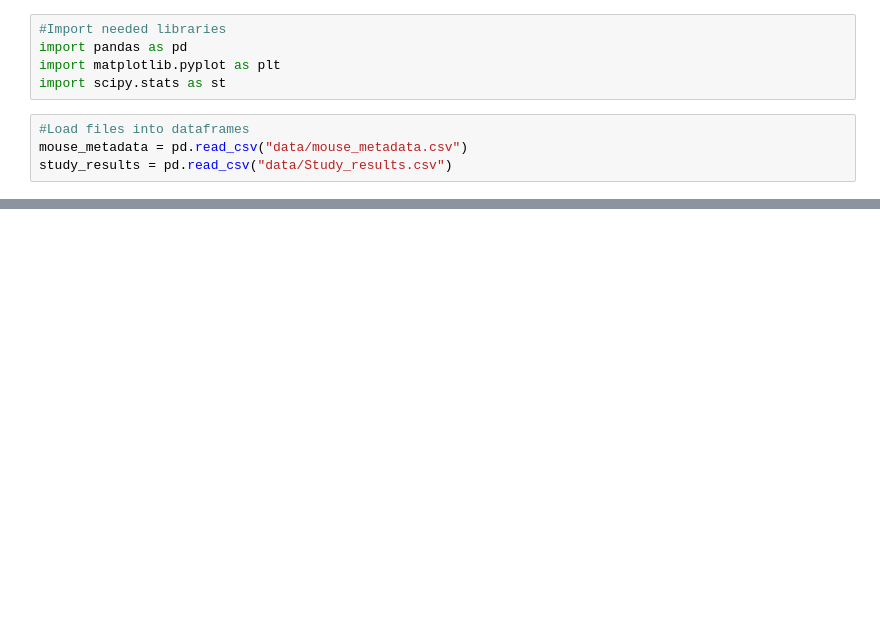
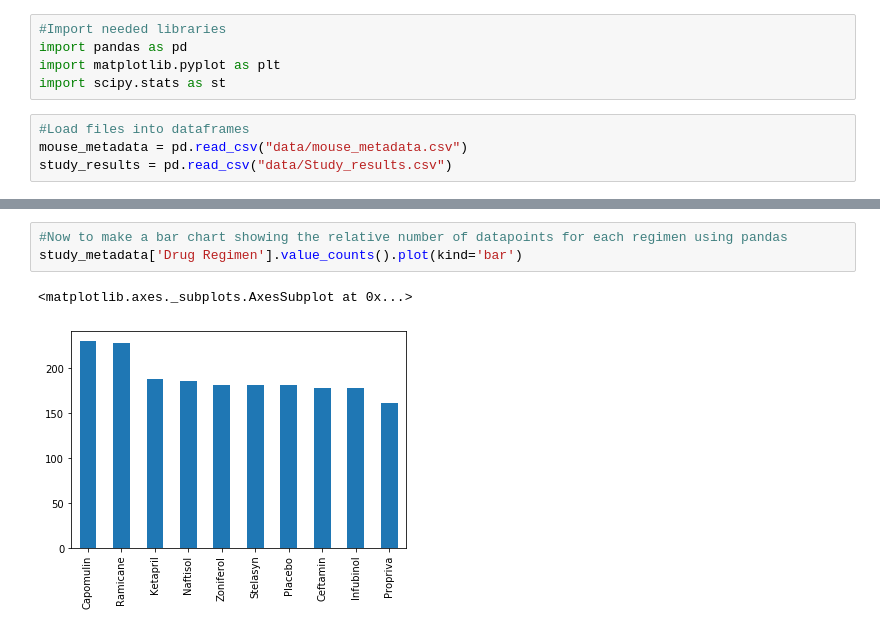
Before and after one commit to wonderbug2020/matplotlib-challenge, a Jupyter notebook: main1.ipynb, the cells around one changed output, grey strips where cells are left out. Saved outputs shown, nothing was run; the diff lists cells and outputs as text; blank space fills up the shorter version.

Commit message:
added bar and pie charts

```diff
--- a/main1.ipynb
+++ b/main1.ipynb
@@ -39,0 +30,6 @@ memory usage: 133.1+ KB
+# %%
+#Now to make a bar chart showing the relative number of datapoints for each regimen using pandas
+study_metadata['Drug Regimen'].value_counts().plot(kind='bar')
+# %% [output]
+<matplotlib.axes._subplots.AxesSubplot at 0x...>
+[figure, added]
```
Also changed, not shown: parts of 8 cells of this notebook.
